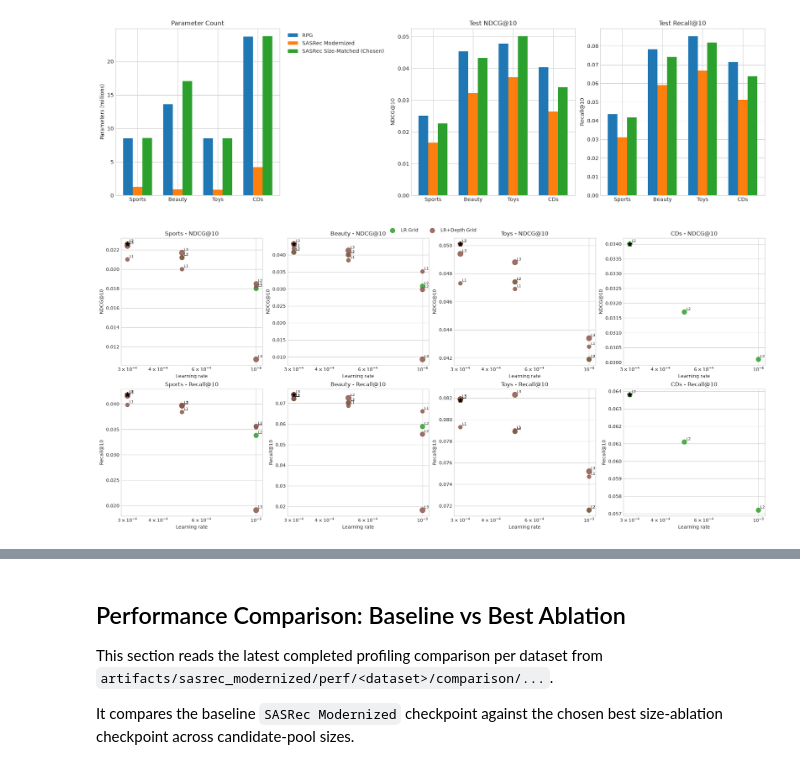
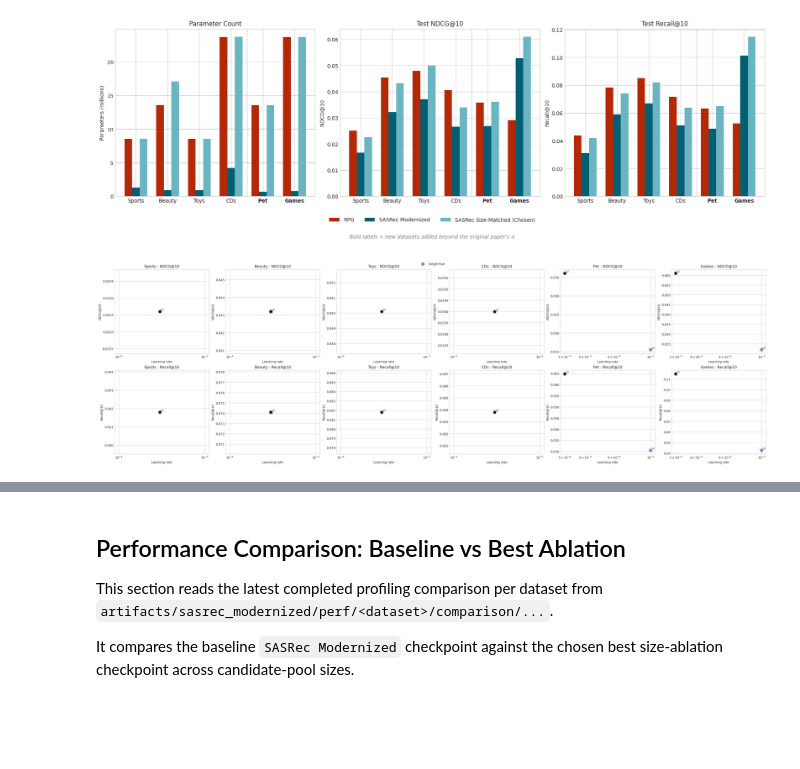
Before and after one commit to NiccoloCase/RPG-uva, a Jupyter notebook: notebooks/size_ablation_comparison.ipynb, the cells around one changed output, grey strips where cells are left out. Cells and saved outputs as stored; diff of their text form; code cells hidden in the pictures; blank space fills up the shorter version.

```diff
--- a/notebooks/size_ablation_comparison.ipynb
+++ b/notebooks/size_ablation_comparison.ipynb
@@ -218,6 +291,40 @@ def collect_sweep_rows() -> tuple[list[dict[str, object]], list[str]]:
                 parsed["params"] = sasrec_param_count(n_items, int(parsed["hidden_size"]), int(parsed["num_hidden_layers"]))
                 parsed["params_m"] = parsed["params"] / 1_000_000
                 rows.append(parsed)
+        single_dir = NEW_DATASET_SINGLE_DIRS.get(raw_name)
+        if single_dir is not None and single_dir.is_dir():
+            for path in sorted(single_dir.glob("*.out")):
+                parsed = parse_sasrec_output(path)
+                if parsed is None:
+                    continue
+                parsed["dataset"] = label
+                parsed["raw_dataset"] = raw_name
+                parsed["sweep_kind"] = "single"
+                parsed["params"] = sasrec_param_count(n_items, int(parsed["hidden_size"]), int(parsed["num_hidden_layers"]))
+                parsed["params_m"] = parsed["params"] / 1_000_000
+                rows.append(parsed)
+
+        if not any(row["dataset"] == label for row in rows) and raw_name in FROZEN_CHOSEN_FALLBACK:
+            frozen = FROZEN_CHOSEN_FALLBACK[raw_name]
+            params = sasrec_param_count(n_items, frozen["hidden_size"], frozen["num_hidden_layers"])
+            rows.append(
+                {
+                    "run_id": f"RECONSTRUCTED_FROM_NOTEBOOK_OUTPUT_{raw_name}",
+                    "lr": frozen["lr"],
+                    "hidden_size": frozen["hidden_size"],
+                    "num_hidden_layers": frozen["num_hidden_layers"],
+                    "ndcg@10": frozen["ndcg@10"],
+                    "recall@10": frozen["recall@10"],
+                    "dataset": label,
+                    "raw_dataset": raw_name,
+                    "sweep_kind": "single",
+                    "params": params,
+                    "params_m": params / 1_000_000,
+                    "checkpoint_path": None,
+                    "output_path": "RECONSTRUCTED_FROM_NOTEBOOK_OUTPUT (raw sweep .out logs no longer exist)",
+                }
+            )
+
         if not any(row["dataset"] == label for row in rows):
             issues.append(f"No completed tuned SASRec outputs found for {label}.")
 
@@ -443,37 +573,46 @@ if pd is None:
     raise RuntimeError("pandas is required for the plotting cells in this notebook.")
 
 x = list(range(len(DATASET_ORDER)))
 bar_width = 0.24
 offsets = {
     "RPG": -bar_width,
     "SASRec Modernized": 0.0,
     "SASRec Size-Matched (Chosen)": bar_width,
 }
+NEW_DATASET_LABELS = {"Pet", "Games"}
+new_dataset_start = next((i for i, label in enumerate(DATASET_ORDER) if label in NEW_DATASET_LABELS), None)
 
 fig, axes = plt.subplots(1, 3, figsize=(18, 5), constrained_layout=True)
 for model in HEADLINE_MODEL_ORDER:
     subset = headline_df[headline_df["model"] == model].set_index("dataset").reindex(DATASET_ORDER)
     positions = [value + offsets[model] for value in x]
     axes[0].bar(positions, subset["params_m"], width=bar_width, label=model, color=MODEL_COLORS[model])
     axes[1].bar(positions, subset["ndcg@10"], width=bar_width, label=model, color=MODEL_COLORS[model])
     axes[2].bar(positions, subset["recall@10"], width=bar_width, label=model, color=MODEL_COLORS[model])
 
 for ax, title, ylabel in [
     (axes[0], "Parameter Count", "Parameters (millions)"),
     (axes[1], "Test NDCG@10", "NDCG@10"),
     (axes[2], "Test Recall@10", "Recall@10"),
 ]:
     ax.set_title(title)
     ax.set_xticks(x)
     ax.set_xticklabels(DATASET_ORDER)
+    for tick_label, dataset_label in zip(ax.get_xticklabels(), DATASET_ORDER):
+        if dataset_label in NEW_DATASET_LABELS:
+            tick_label.set_fontweight("bold")
+    if new_dataset_start is not None:
+        ax.axvline(new_dataset_start - 0.5, color="gray", linestyle="--", linewidth=1, alpha=0.6)
     ax.set_ylabel(ylabel)
 
-axes[0].legend(loc="upper left", bbox_to_anchor=(1.02, 1.0))
+handles, labels = axes[0].get_legend_handles_labels()
+fig.legend(handles, labels, loc="lower center", ncol=3, bbox_to_anchor=(0.5, -0.12), frameon=False)
+fig.text(0.5, -0.18, "Bold labels = new datasets added beyond the original paper's 4", ha="center", fontsize=10, style="italic", color="gray")
 plt.show()
 # %% [output]
-[figure, old version]
+[figure, new version]
 # %%
-fig, axes = plt.subplots(2, 4, figsize=(20, 9), constrained_layout=True)
+fig, axes = plt.subplots(2, len(DATASET_ORDER), figsize=(5 * len(DATASET_ORDER), 9), constrained_layout=True)
 
 for col, dataset_label in enumerate(DATASET_ORDER):
     subset = sweep_df[sweep_df["dataset"] == dataset_label].copy()
@@ -512,7 +651,7 @@ handles, labels = axes[0, 0].get_legend_handles_labels()
 fig.legend(handles, labels, loc="upper center", ncol=3, bbox_to_anchor=(0.5, 1.02))
 plt.show()
 # %% [output]
-[figure, old version]
+[figure, new version]
 # %%
 depth_subset = sweep_df[sweep_df["sweep_kind"] == "lr_depth_grid"].copy()
 depth_datasets = [label for label in DATASET_ORDER if label in set(depth_subset["dataset"])]
```
Also changed, not shown: parts of 10 cells of this notebook, 8 other files.
